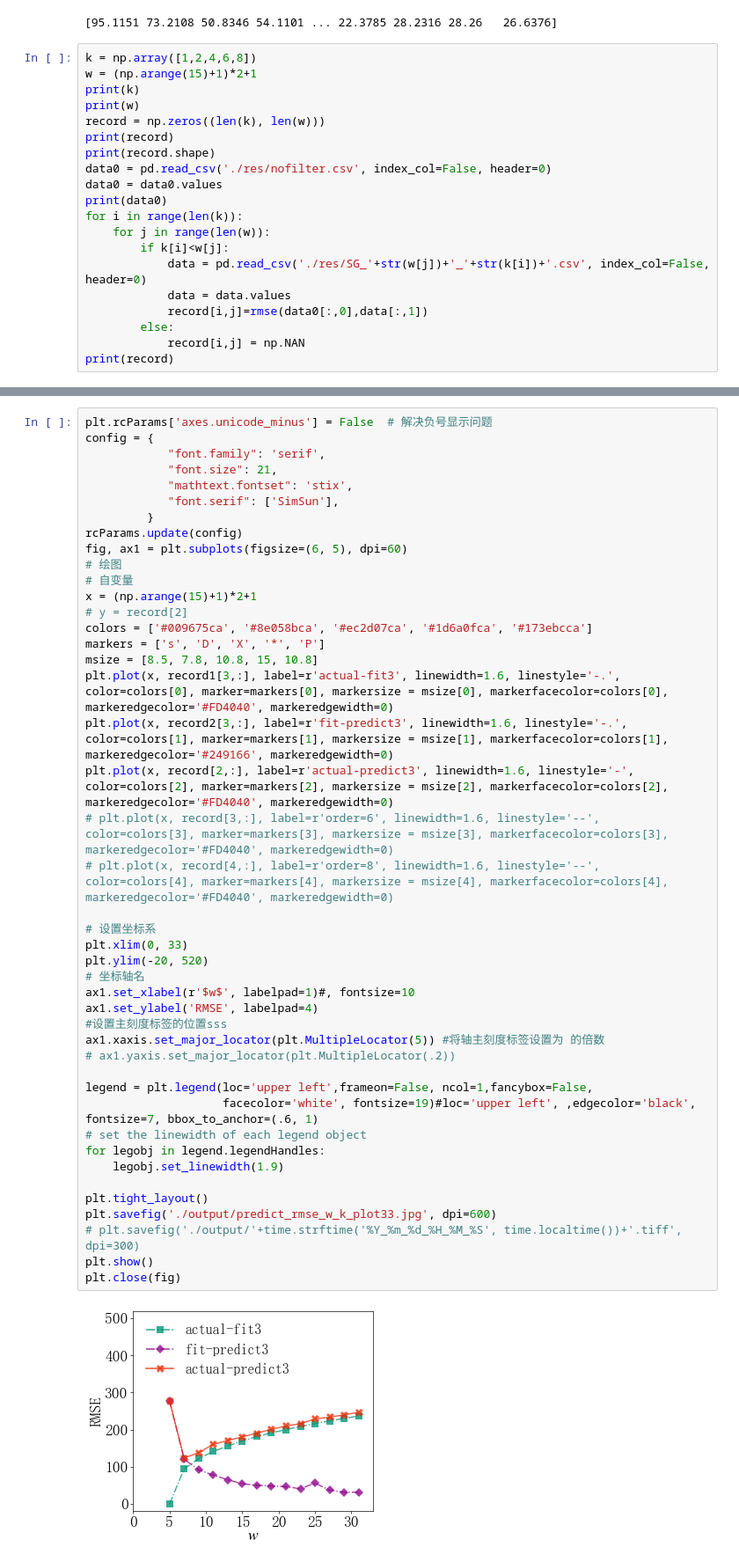
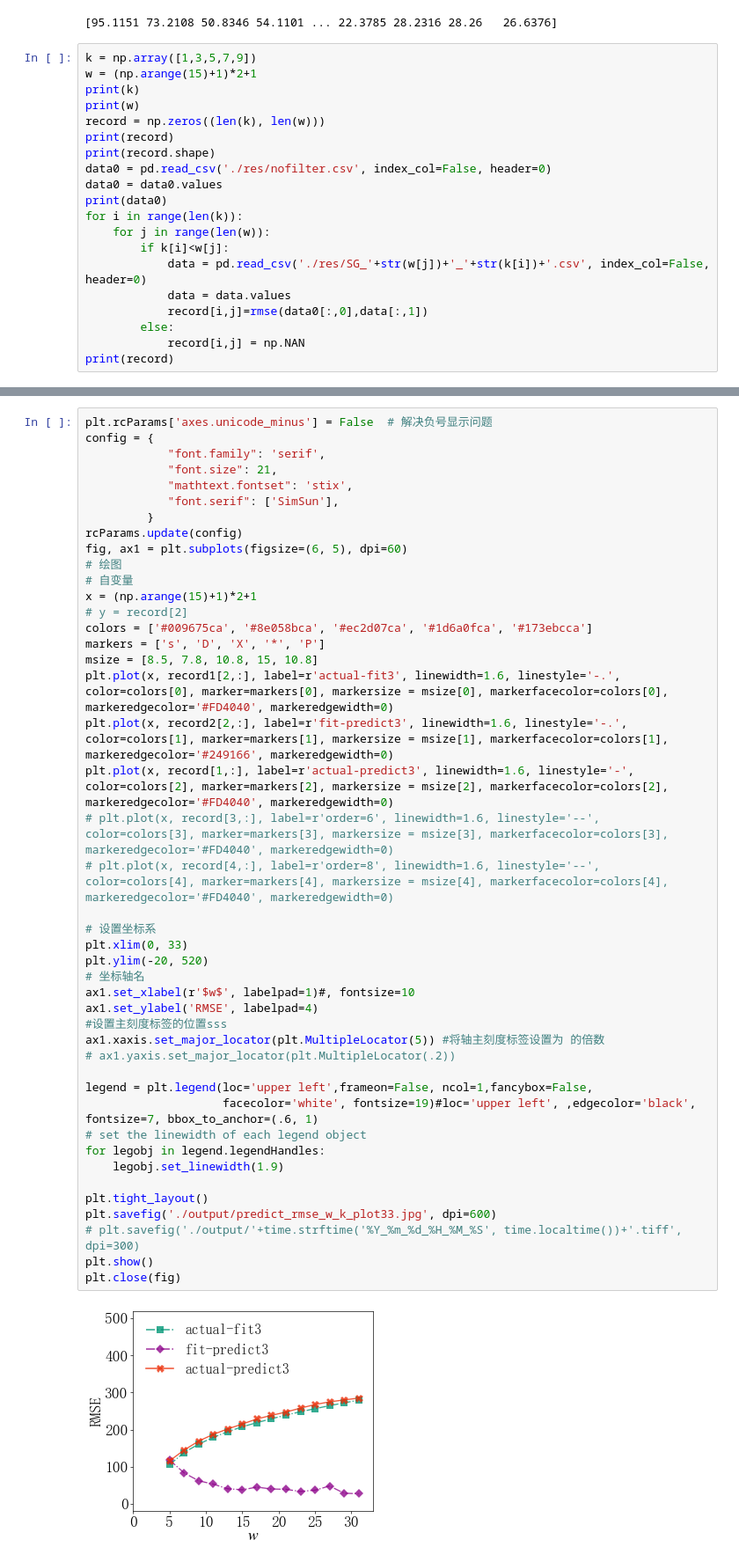
Before and after one commit to orange180/scada-data-of-a-wind-turbine, a Jupyter notebook: predict_rmse_w_k_plot3.ipynb, the cells around one changed output, grey strips where cells are left out. Shown: that part at 88% size. Cells and saved outputs as stored; diff of their text form.

```diff
--- a/predict_rmse_w_k_plot3.ipynb
+++ b/predict_rmse_w_k_plot3.ipynb
@@ -26,7 +26,7 @@ print(record2[0,:])
 # %% [output]
 [95.1151 73.2108 50.8346 54.1101 ... 22.3785 28.2316 28.26   26.6376]
 # %%
-k = np.array([1,2,4,6,8])
+k = np.array([1,3,5,7,9])
 w = (np.arange(15)+1)*2+1
 print(k)
 print(w)
@@ -78,34 +124,34 @@ fig, ax1 = plt.subplots(figsize=(6, 5), dpi=60)
 x = (np.arange(15)+1)*2+1
 # y = record[2]
 colors = ['#009675ca', '#8e058bca', '#ec2d07ca', '#1d6a0fca', '#173ebcca']
 markers = ['s', 'D', 'X', '*', 'P']
 msize = [8.5, 7.8, 10.8, 15, 10.8]
-plt.plot(x, record1[3,:], label=r'actual-fit3', linewidth=1.6, linestyle='-.', color=colors[0], marker=markers[0], markersize = msize[0], markerfacecolor=colors[0], markeredgecolor='#FD4040', markeredgewidth=0)
-plt.plot(x, record2[3,:], label=r'fit-predict3', linewidth=1.6, linestyle='-.', color=colors[1], marker=markers[1], markersize = msize[1], markerfacecolor=colors[1], markeredgecolor='#249166', markeredgewidth=0)
-plt.plot(x, record[2,:], label=r'actual-predict3', linewidth=1.6, linestyle='-', color=colors[2], marker=markers[2], markersize = msize[2], markerfacecolor=colors[2], markeredgecolor='#FD4040', markeredgewidth=0)
+plt.plot(x, record1[2,:], label=r'actual-fit3', linewidth=1.6, linestyle='-.', color=colors[0], marker=markers[0], markersize = msize[0], markerfacecolor=colors[0], markeredgecolor='#FD4040', markeredgewidth=0)
+plt.plot(x, record2[2,:], label=r'fit-predict3', linewidth=1.6, linestyle='-.', color=colors[1], marker=markers[1], markersize = msize[1], markerfacecolor=colors[1], markeredgecolor='#249166', markeredgewidth=0)
+plt.plot(x, record[1,:], label=r'actual-predict3', linewidth=1.6, linestyle='-', color=colors[2], marker=markers[2], markersize = msize[2], markerfacecolor=colors[2], markeredgecolor='#FD4040', markeredgewidth=0)
 # plt.plot(x, record[3,:], label=r'order=6', linewidth=1.6, linestyle='--', color=colors[3], marker=markers[3], markersize = msize[3], markerfacecolor=colors[3], markeredgecolor='#FD4040', markeredgewidth=0)
 # plt.plot(x, record[4,:], label=r'order=8', linewidth=1.6, linestyle='--', color=colors[4], marker=markers[4], markersize = msize[4], markerfacecolor=colors[4], markeredgecolor='#FD4040', markeredgewidth=0)
 
 # 设置坐标系
 plt.xlim(0, 33)
 plt.ylim(-20, 520)
 # 坐标轴名
 ax1.set_xlabel(r'$w$', labelpad=1)#, fontsize=10
 ax1.set_ylabel('RMSE', labelpad=4)
 #设置主刻度标签的位置sss
 ax1.xaxis.set_major_locator(plt.MultipleLocator(5)) #将轴主刻度标签设置为 的倍数
 # ax1.yaxis.set_major_locator(plt.MultipleLocator(.2))
 
 legend = plt.legend(loc='upper left',frameon=False, ncol=1,fancybox=False,
                     facecolor='white', fontsize=19)#loc='upper left', ,edgecolor='black', fontsize=7, bbox_to_anchor=(.6, 1)
 # set the linewidth of each legend object
 for legobj in legend.legendHandles:
 	legobj.set_linewidth(1.9)
 
 plt.tight_layout()
 plt.savefig('./output/predict_rmse_w_k_plot33.jpg', dpi=600)
 # plt.savefig('./output/'+time.strftime('%Y_%m_%d_%H_%M_%S', time.localtime())+'.tiff', dpi=300)
 plt.show()
 plt.close(fig)
 # %% [output]
-[figure, old version]
+[figure, new version]
```
Also changed, not shown: parts of 3 cells of this notebook, 33 other files.
